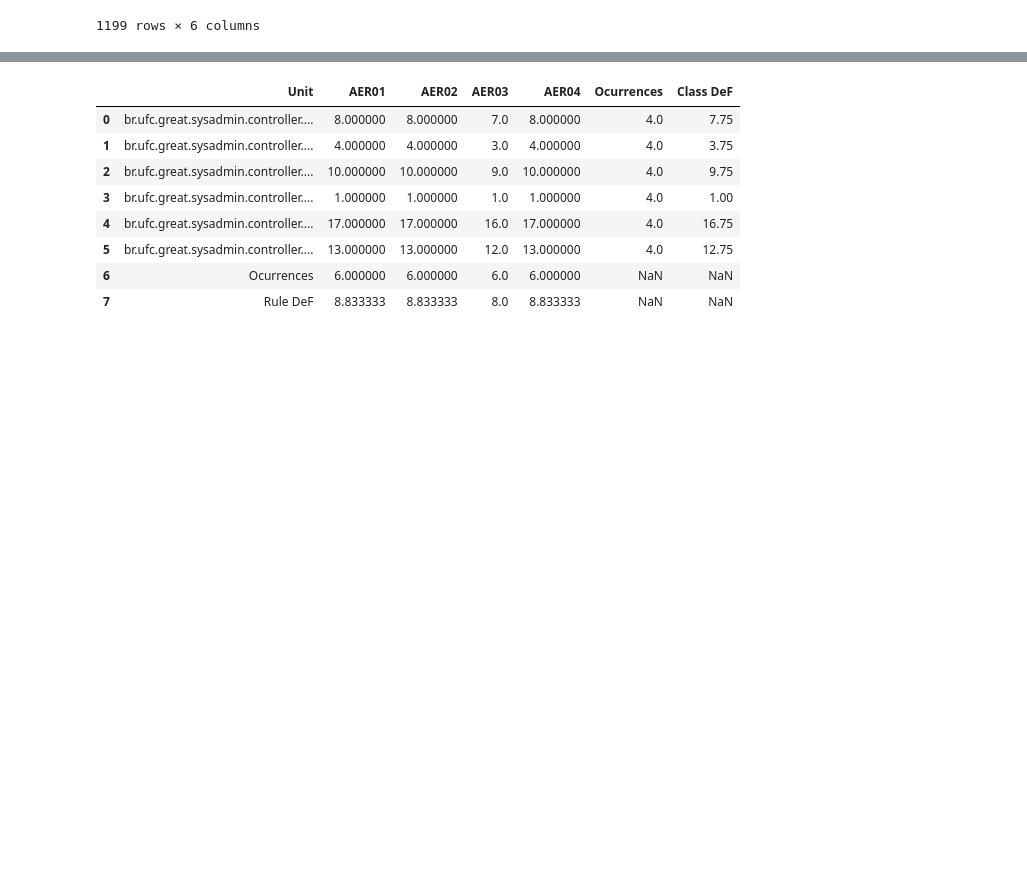
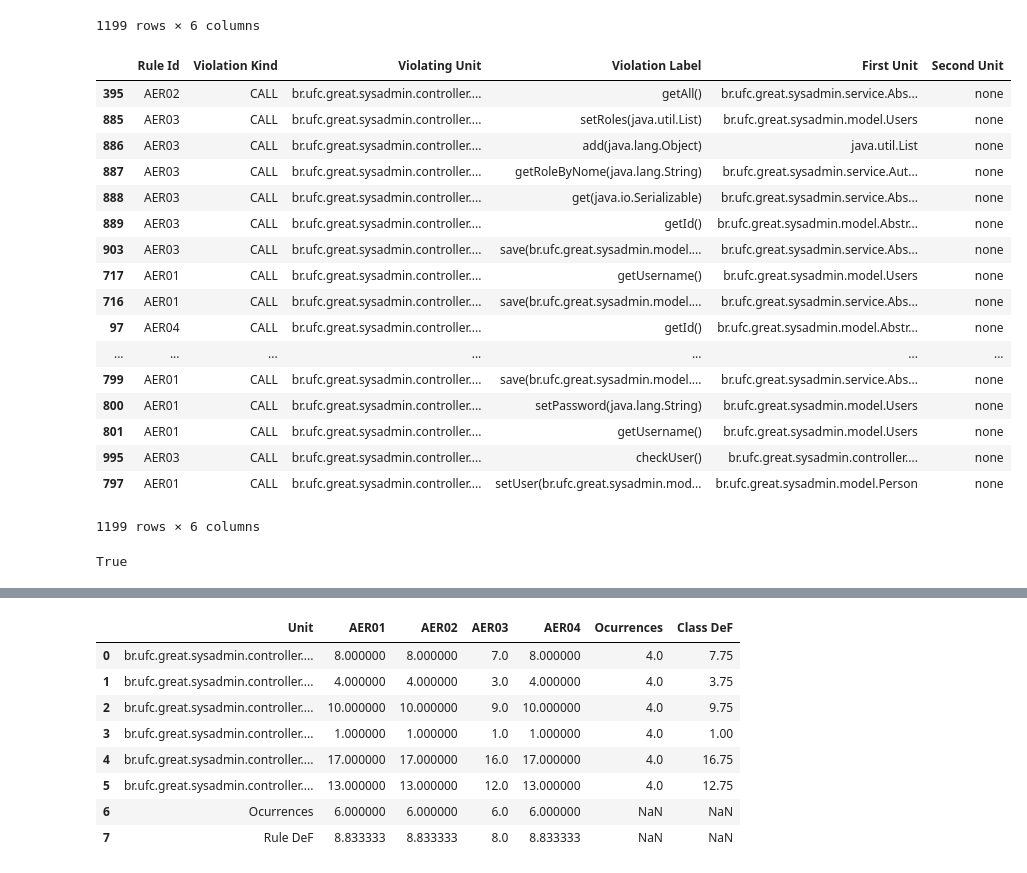
Before and after one commit to mining-software-repositories/systagramCaseStudy, a Jupyter notebook: python/Dataframe analysis.ipynb, the cells around one changed output, grey strips where cells are left out. Cells and saved outputs as stored; diff of their text form; code cells hidden in the pictures; blank space fills up the shorter version.

```diff
--- a/python/Dataframe analysis.ipynb
+++ b/python/Dataframe analysis.ipynb
@@ -82,3 +104,28 @@ df_dataset_systagram1_4_0_rule_violation_
 | 1197 | AER03 | CALL | br.ufc.great.sysadmin.controller.... | length() | java.io.File | none |
 | 1198 | AER03 | CALL | br.ufc.great.sysadmin.controller.... | toPath() | java.io.File | none |
 1199 rows × 6 columns
+# %%
+df_dataset_systagram1_4_0_rule_violation_.sort_values(by=['Violating Unit'])
+# %% [output]
+|  | Rule Id | Violation Kind | Violating Unit | Violation Label | First Unit | Second Unit |
+| 395 | AER02 | CALL | br.ufc.great.sysadmin.controller.... | getAll() | br.ufc.great.sysadmin.service.Abs... | none |
+| 885 | AER03 | CALL | br.ufc.great.sysadmin.controller.... | setRoles(java.util.List) | br.ufc.great.sysadmin.model.Users | none |
+| 886 | AER03 | CALL | br.ufc.great.sysadmin.controller.... | add(java.lang.Object) | java.util.List | none |
+| 887 | AER03 | CALL | br.ufc.great.sysadmin.controller.... | getRoleByNome(java.lang.String) | br.ufc.great.sysadmin.service.Aut... | none |
+| 888 | AER03 | CALL | br.ufc.great.sysadmin.controller.... | get(java.io.Serializable) | br.ufc.great.sysadmin.service.Abs... | none |
+| 889 | AER03 | CALL | br.ufc.great.sysadmin.controller.... | getId() | br.ufc.great.sysadmin.model.Abstr... | none |
+| 903 | AER03 | CALL | br.ufc.great.sysadmin.controller.... | save(br.ufc.great.sysadmin.model.... | br.ufc.great.sysadmin.service.Abs... | none |
+| 717 | AER01 | CALL | br.ufc.great.sysadmin.controller.... | getUsername() | br.ufc.great.sysadmin.model.Users | none |
+| 716 | AER01 | CALL | br.ufc.great.sysadmin.controller.... | save(br.ufc.great.sysadmin.model.... | br.ufc.great.sysadmin.service.Abs... | none |
+| 97 | AER04 | CALL | br.ufc.great.sysadmin.controller.... | getId() | br.ufc.great.sysadmin.model.Abstr... | none |
+| ... | ... | ... | ... | ... | ... | ... |
+| 799 | AER01 | CALL | br.ufc.great.sysadmin.controller.... | save(br.ufc.great.sysadmin.model.... | br.ufc.great.sysadmin.service.Abs... | none |
+| 800 | AER01 | CALL | br.ufc.great.sysadmin.controller.... | setPassword(java.lang.String) | br.ufc.great.sysadmin.model.Users | none |
+| 801 | AER01 | CALL | br.ufc.great.sysadmin.controller.... | getUsername() | br.ufc.great.sysadmin.model.Users | none |
+| 995 | AER03 | CALL | br.ufc.great.sysadmin.controller.... | checkUser() | br.ufc.great.sysadmin.controller.... | none |
+| 797 | AER01 | CALL | br.ufc.great.sysadmin.controller.... | setUser(br.ufc.great.sysadmin.mod... | br.ufc.great.sysadmin.model.Person | none |
+1199 rows × 6 columns
+# %%
+'br.ufc.great.sysadmin.controller.PersonController' in df_dataset_systagram1_4_0_rule_violation_['Violating Unit'].values
+# %% [output]
+True
```
Also changed, not shown: parts of 5 cells of this notebook, 1 other file.
